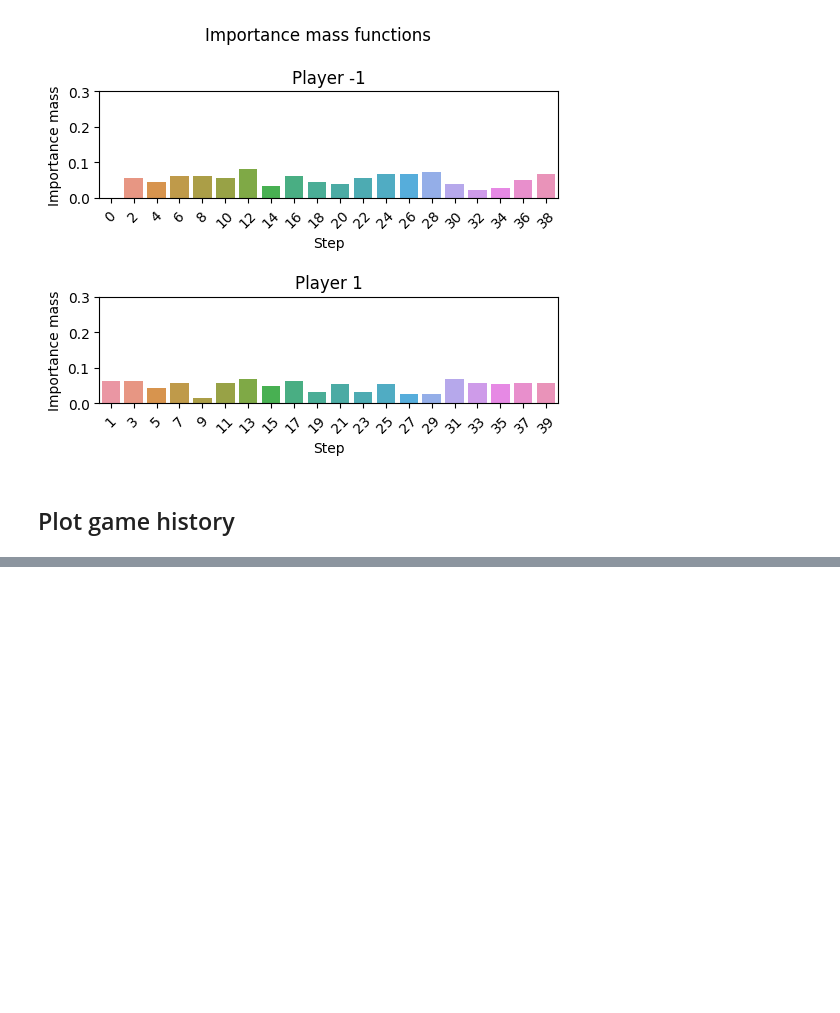
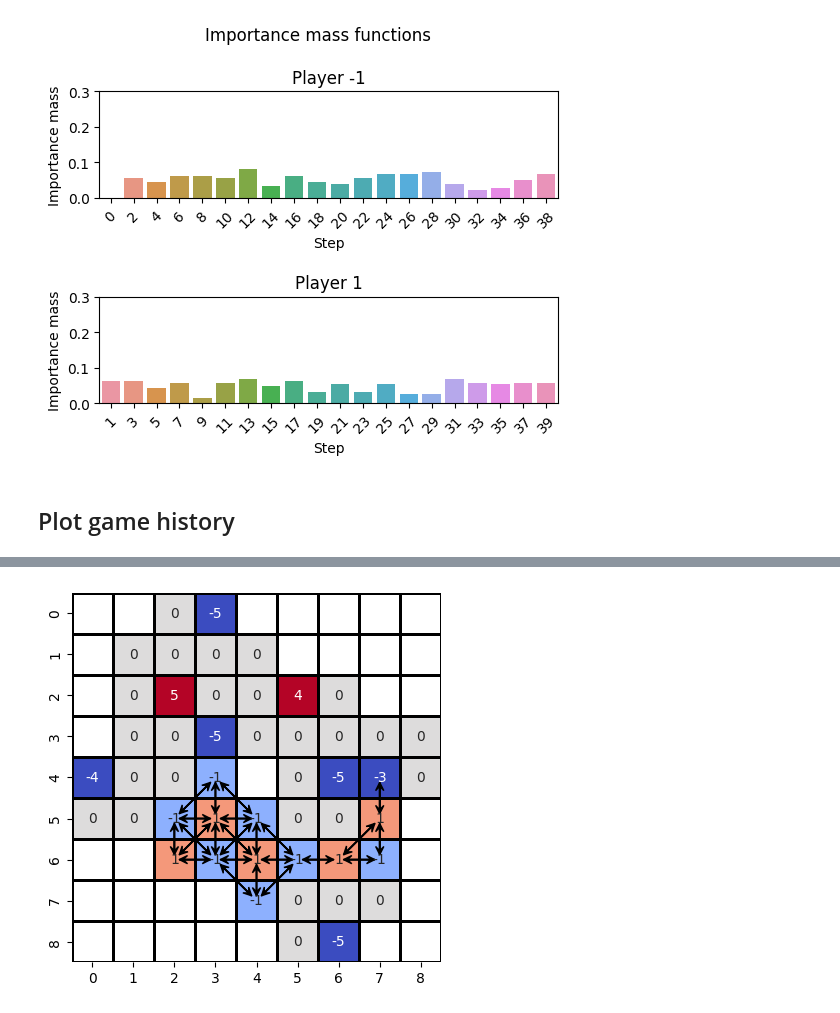
Before and after one commit to StephaneBranly/INF8215-Avalam-AI, a Jupyter notebook: stats/plot_experiments.ipynb, the cells around one changed output, grey strips where cells are left out. Drawn from its saved outputs; the diff is of its cells as text; code cells hidden in the pictures; blank space fills up the shorter version.

```diff
--- a/stats/plot_experiments.ipynb
+++ b/stats/plot_experiments.ipynb
@@ -319,0 +318,24 @@ Text(0.5, 1.0, ' Step 1 | Player -1 | Action (1, 2, 3, 5)')
+# %%
+board = [[0, 0, 0, -5, 0, 0, 0, 0, 0], [0, 0, 0, 0, 0, 0, 0, 0, 0], [0, 0, 5, 0, 0, 4, 0, 0, 0], [0, 0, 0, -5, 0, 0, 0, 0, 0], [-4, 0, 0, -1, 0, 0, -5, -3, 0], [0, 0, -1, 1, -1, 0, 0, 1, 0], [0, 0, 1, -1, 1, -1, 1, -1, 0], [0, 0, 0, 0, -1, 0, 0, 0, 0], [0, 0, 0, 0, 0, 0, -5, 0, 0]]
+actions = [(4, 3, 5, 2), (4, 3, 5, 3), (4, 3, 5, 4), (4, 7, 5, 7), (5, 2, 4, 3), (5, 2, 5, 3), (5, 2, 6, 2), (5, 2, 6, 3), (5, 3, 4, 3), (5, 3, 5, 2), (5, 3, 5, 4), (5, 3, 6, 2), (5, 3, 6, 3), (5, 3, 6, 4), (5, 4, 4, 3), (5, 4, 5, 3), (5, 4, 6, 3), (5, 4, 6, 4), (5, 4, 6, 5), (5, 7, 4, 7), (5, 7, 6, 6), (5, 7, 6, 7), (6, 2, 5, 2), (6, 2, 5, 3), (6, 2, 6, 3), (6, 3, 5, 2), (6, 3, 5, 3), (6, 3, 5, 4), (6, 3, 6, 2), (6, 3, 6, 4), (6, 3, 7, 4), (6, 4, 5, 3), (6, 4, 5, 4), (6, 4, 6, 3), (6, 4, 6, 5), (6, 4, 7, 4), (6, 5, 5, 4), (6, 5, 6, 4), (6, 5, 6, 6), (6, 5, 7, 4), (6, 6, 5, 7), (6, 6, 6, 5), (6, 6, 6, 7), (6, 7, 5, 7), (6, 7, 6, 6), (7, 4, 6, 3), (7, 4, 6, 4), (7, 4, 6, 5)]
+mask = np.array([ [ True,  True,  False, False,  True,  True,  True,  True,  True],
+                      [ True,  False, False,  False, False,  True,  True,  True,  True],
+                      [ True, False,  False, False,  False, False,  False,  True,  True],
+                      [ True,  False, False,  False, False,  False, False,  False, False],
+                      [ False, False,  False, False,  True, False,  False, False,  False],
+                      [False,  False, False,  False, False,  False, False,  False,  True],
+                      [ True,  True,  False, False,  False, False,  False, False,  True],
+                      [ True,  True,  True,  True, False,  False, False,  False,  True],
+                      [ True,  True,  True,  True,  True, False,  False,  True,  True] ])
+
+fig = sns.heatmap(board, annot=True, cmap='coolwarm', cbar=False, linewidths=1, linecolor='black', square=True, mask=mask, vmin=-2, vmax=2)
+
+for action in actions:
+    d = 0.12
+    ddy = d if action[0] - action[2] < 0 else -d if action[0] - action[2] > 0 else 0
+    ddx = d if action[1] - action[3] < 0 else -d if action[1] - action[3] > 0 else 0
+    fig.arrow(y=action[0]+.5+ddy, x=action[1]+.5+ddx, dy=action[2]-action[0]-2*ddy, dx=action[3]-action[1]-2*ddx, color='black', head_width=.2, head_length=.2, length_includes_head=True, width=.01, zorder=1, overhang=.5, shape='full', lw=1, ls='-')
+
+#  fig.set_title("Représentation du plateau de jeu")
+# %% [output]
+[figure, added]
```
Also changed, not shown: parts of 2 cells of this notebook.
